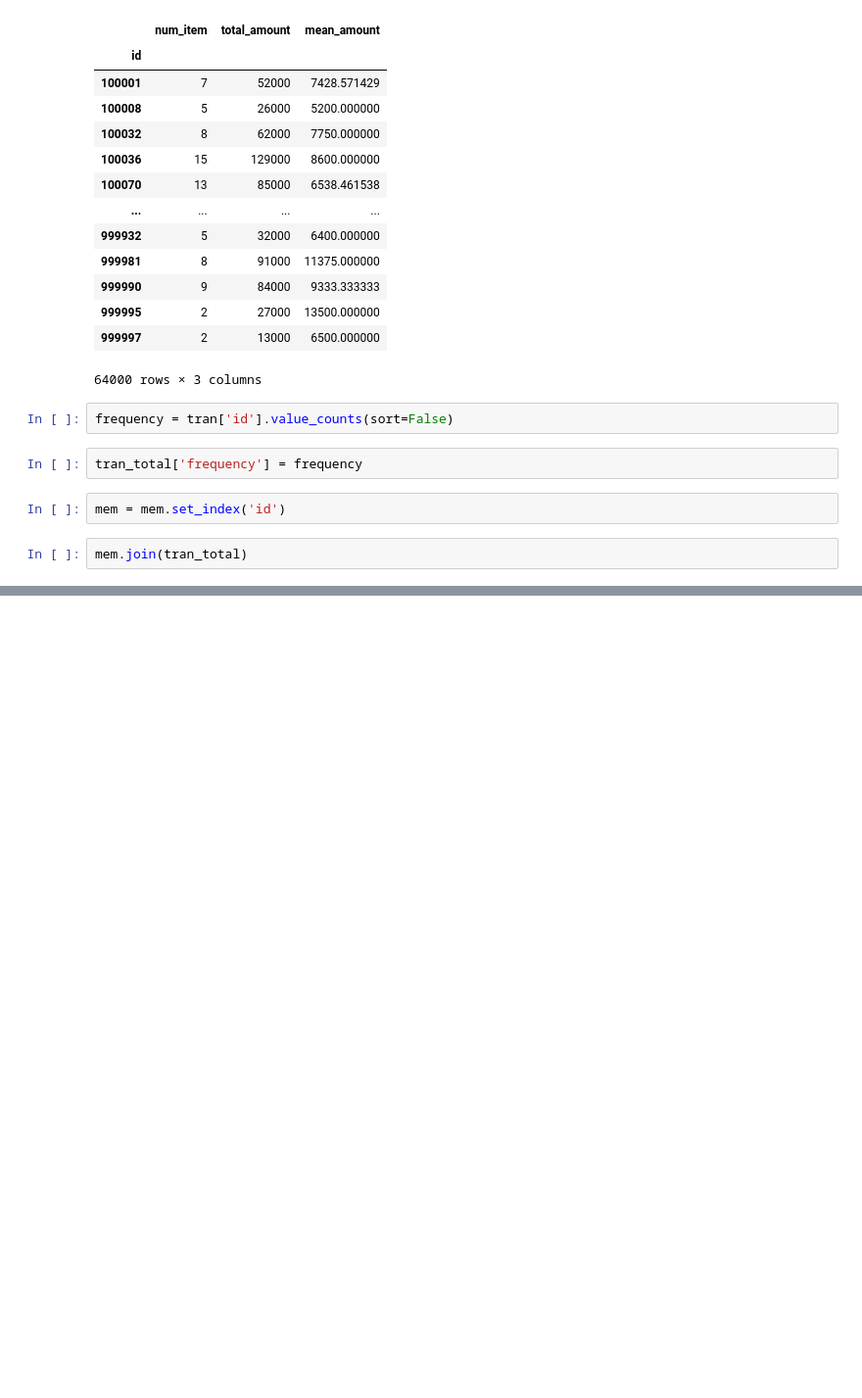
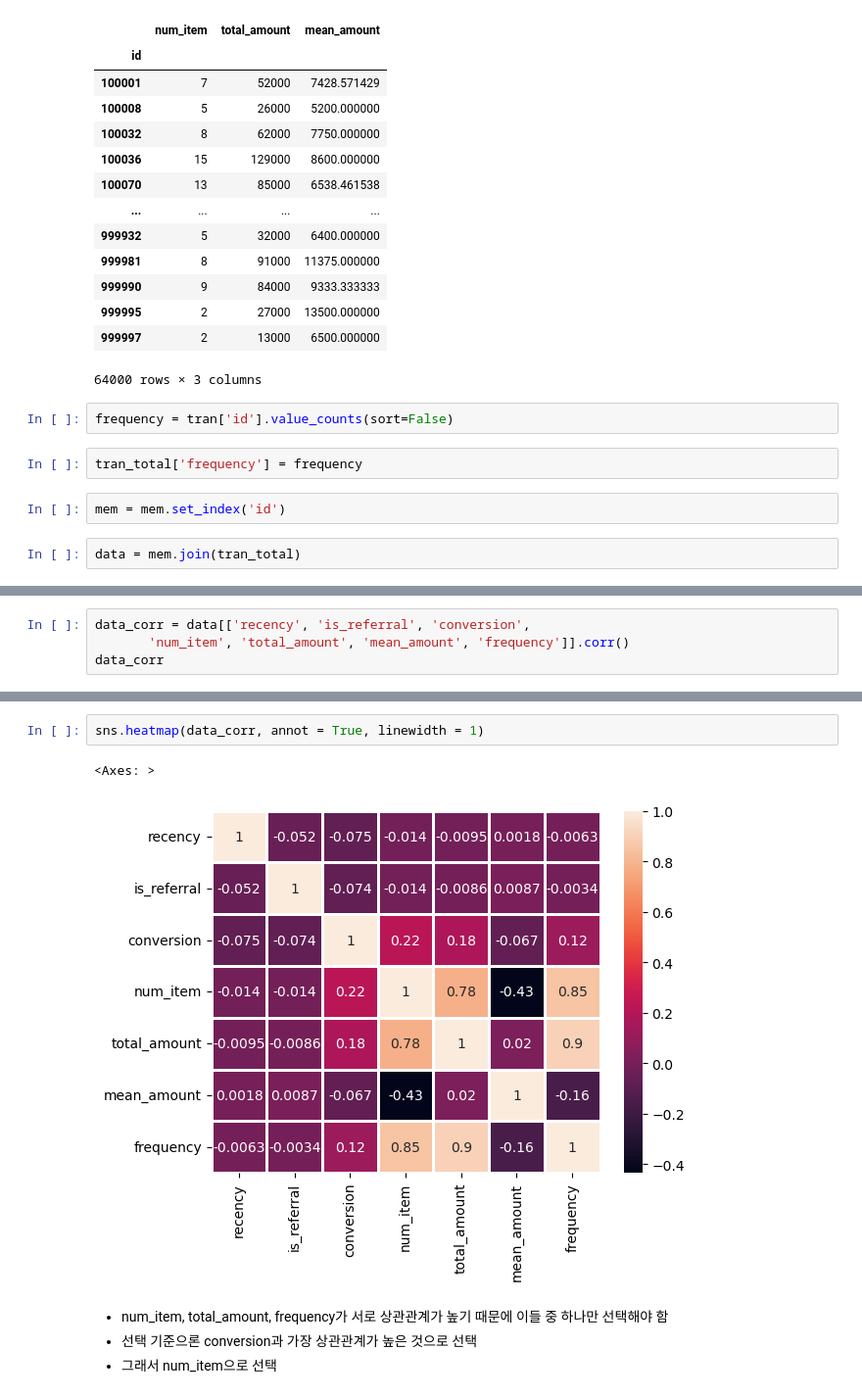
Before and after one commit to yusangsoo/Fintech_PM, a Jupyter notebook: 06_machine_learning/09_쇼핑몰_프로모션_효율예측분석_KNN, SVM_SMOTE_RandCV_강사님버젼.ipynb, the cells around one changed output, grey strips where cells are left out. Shown at 98% size. Cells and saved outputs as stored; diff of their text form; blank space fills up the shorter version.

```diff
--- a/06_machine_learning/09_쇼핑몰_프로모션_효율예측분석_KNN, SVM_SMOTE_RandCV_강사님버젼.ipynb
+++ b/06_machine_learning/09_쇼핑몰_프로모션_효율예측분석_KNN, SVM_SMOTE_RandCV_강사님버젼.ipynb
@@ -245,4 +245,4 @@ tran_total['frequency'] = frequency
 # %%
 mem = mem.set_index('id')
 # %%
-mem.join(tran_total)
+data = mem.join(tran_total)
@@ -263,0 +318,4 @@ mem.join(tran_total)
+# %%
+data_corr = data[['recency', 'is_referral', 'conversion',
+       'num_item', 'total_amount', 'mean_amount', 'frequency']].corr()
+data_corr
@@ -263,0 +331,9 @@ mem.join(tran_total)
+# %%
+sns.heatmap(data_corr, annot = True, linewidth = 1)
+# %% [output]
+<Axes: >
+[figure, added]
+# %% [markdown]
+- num_item, total_amount, frequency가 서로 상관관계가 높기 때문에 이들 중 하나만 선택해야 함
+- 선택 기준으론 conversion과 가장 상관관계가 높은 것으로 선택
+- 그래서 num_item으로 선택
```
Also changed, not shown: parts of 80 cells of this notebook.
